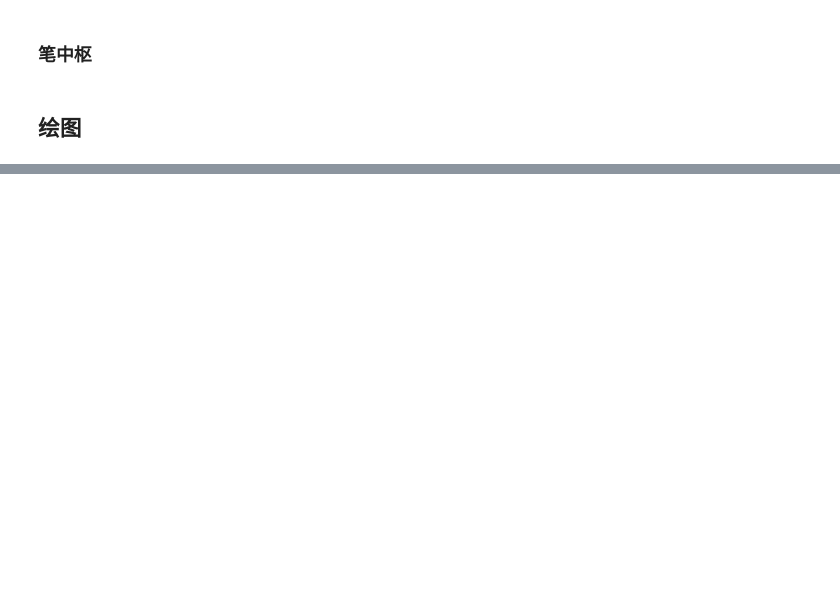
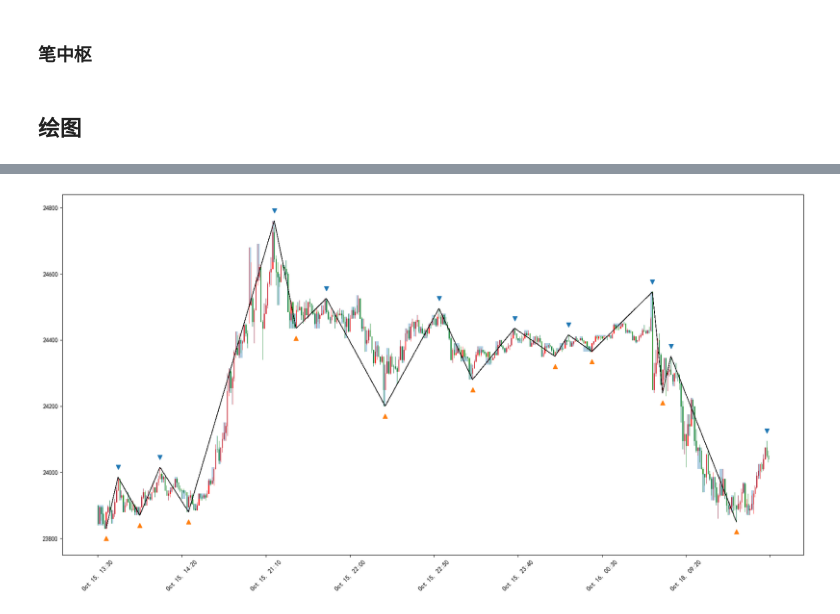
Before and after one commit to BruceFrankWong/InvestmentWorkshop, a Jupyter notebook: notebook/static.ipynb, the cells around one changed output, grey strips where cells are left out. Drawn from its saved outputs; the diff is of its cells as text; code cells hidden in the pictures; blank space fills up the shorter version.

```diff
--- a/notebook/static.ipynb
+++ b/notebook/static.ipynb
@@ -114,6 +117,7 @@ memory usage: 31.1 KB
 # %% [markdown]
 ### 初始化
 # %%
+count: int = 400
 strict_mode: bool = True
 log: bool = True
 verbose: bool = True
@@ -122,5 +126,5 @@ chan_static: ChanTheory = ChanTheory(strict_mode=strict_mode)
 # %% [markdown]
 ### 合并K线
 # %%
-chan_static = update_merged_candles(df_ohlc, chan_static, log)
+chan_static = update_merged_candles(chan_static, df_ohlc, count, log)
 # %% [output]
@@ -312,8 +309,9 @@ for i in range(length):
 # %% [markdown]
 ## 绘图
 # %%
-chan_theory.plot(
+plot_chan_theory(
     df_ohlc,
+    chan_static,
     count,
     show_ordinary_id=False,
     show_merged_id=False,
@@ -326,0 +326 @@ NameError: name 'chan_theory' is not defined
+[figure, added]
```
Also changed, not shown: parts of 10 cells of this notebook, 2 other files.
